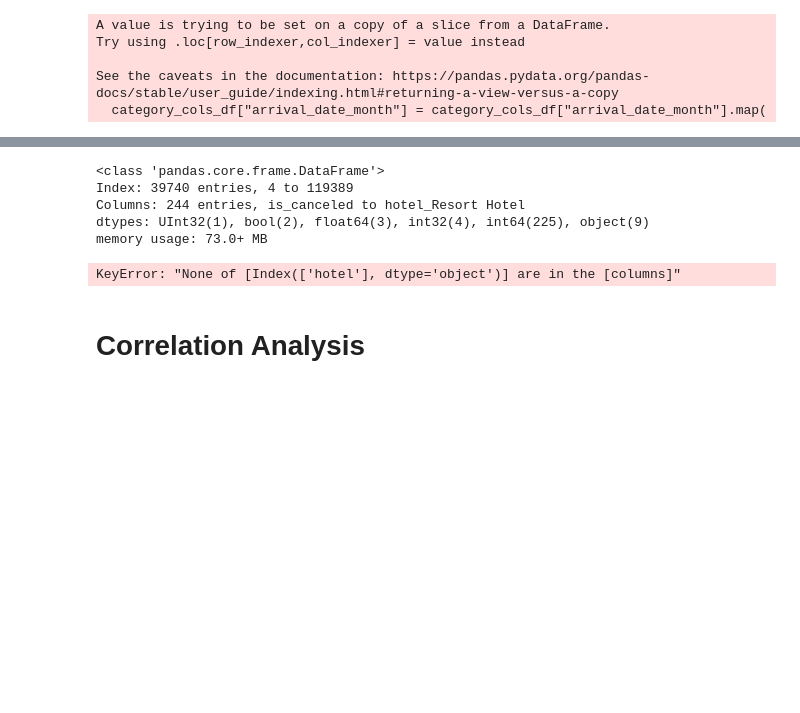
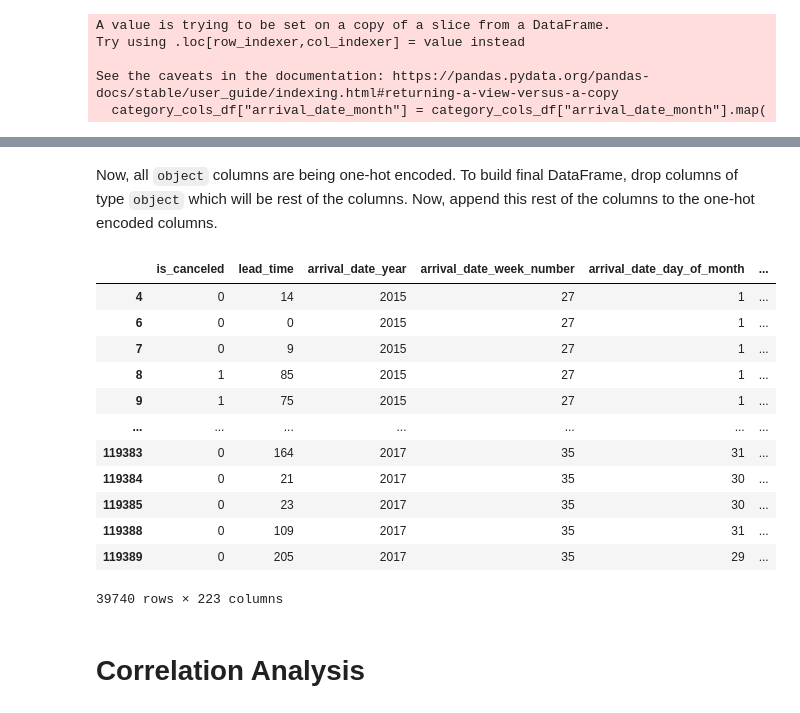
Before and after one commit to engage-deepakagarwal/machine-learning-lab, a Jupyter notebook: 3_cleaning_process.ipynb, the cells around one changed output, grey strips where cells are left out. Saved outputs shown, nothing was run; the diff lists cells and outputs as text; code cells hidden in the pictures; blank space fills up the shorter version.

```diff
--- a/3_cleaning_process.ipynb
+++ b/3_cleaning_process.ipynb
@@ -341,5 +343,6 @@ See the caveats in the documentation: https://pandas.pydata.org/pandas-docs/stab
 category_cols_df = pd.get_dummies(
     data=category_cols_df,
     columns=[col for col in category_cols_df.columns if col != "arrival_date_month"],
-    dtype=int
+    dtype=int,
+    drop_first=True
 )
@@ -346,22 +359,32 @@ category_cols_df = pd.get_dummies(
+# %% [markdown]
+Now, all `object` columns are being one-hot encoded. To build final DataFrame, drop columns of type `object` which will be rest of the columns. Now, append this rest of the columns to the one-hot encoded columns.
 # %%
-rest_of_the_cols = [col for col in df.columns if col not in category_cols_df.columns]
-df = pd.concat(
-    [
-        df[rest_of_the_cols],
-        category_cols_df
-    ],
+# rest of the columns dataframe
+rest_of_the_cols = df.drop(
+    columns=[col for col in df.columns if df[col].dtype=="object"],
     axis=1
 )
+# %%
+df = pd.concat(
+    [
+        rest_of_the_cols,
+        category_cols_df
+    ],
+    axis=1
+)
 # %%
-df.info()
+df
 # %% [output]
+|  | is_canceled | lead_time | arrival_date_year | arrival_date_week_number | arrival_date_day_of_month | ... |
+| 4 | 0 | 14 | 2015 | 27 | 1 | ... |
+| 6 | 0 | 0 | 2015 | 27 | 1 | ... |
+| 7 | 0 | 9 | 2015 | 27 | 1 | ... |
+| 8 | 1 | 85 | 2015 | 27 | 1 | ... |
+| 9 | 1 | 75 | 2015 | 27 | 1 | ... |
+| ... | ... | ... | ... | ... | ... | ... |
+| 119383 | 0 | 164 | 2017 | 35 | 31 | ... |
+| 119384 | 0 | 21 | 2017 | 35 | 30 | ... |
+| 119385 | 0 | 23 | 2017 | 35 | 30 | ... |
+| 119388 | 0 | 109 | 2017 | 35 | 31 | ... |
+| 119389 | 0 | 205 | 2017 | 35 | 29 | ... |
-<class 'pandas.core.frame.DataFrame'>
-Index: 39740 entries, 4 to 119389
-Columns: 244 entries, is_canceled to hotel_Resort Hotel
-dtypes: UInt32(1), bool(2), float64(3), int32(4), int64(225), object(9)
-memory usage: 73.0+ MB
+39740 rows × 223 columns
-# %%
-# TODO: For some reason the hotel column is not being encoded. Fix this issue
-df = pd.get_dummies(df, columns=['hotel'])
-# %% [output]
-KeyError: "None of [Index(['hotel'], dtype='object')] are in the [columns]"
```
Also changed, not shown: parts of 21 cells of this notebook.
